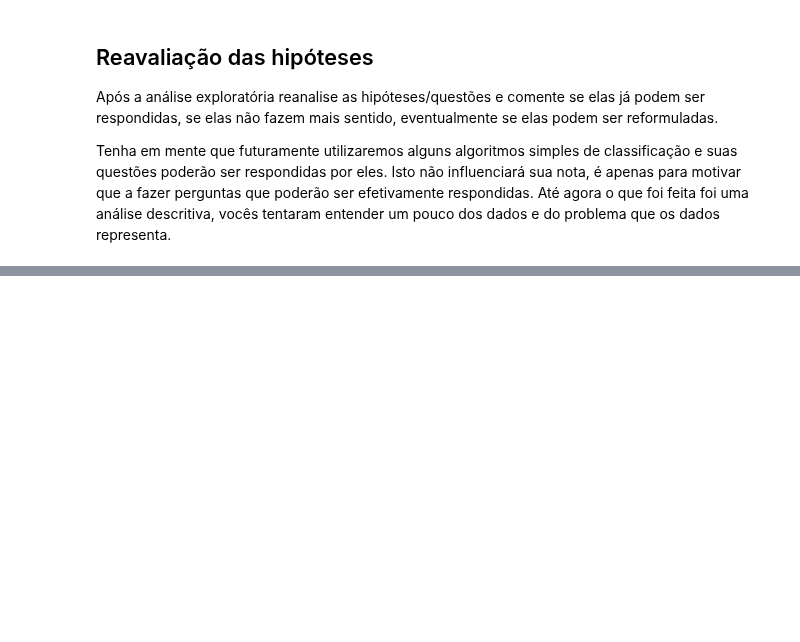
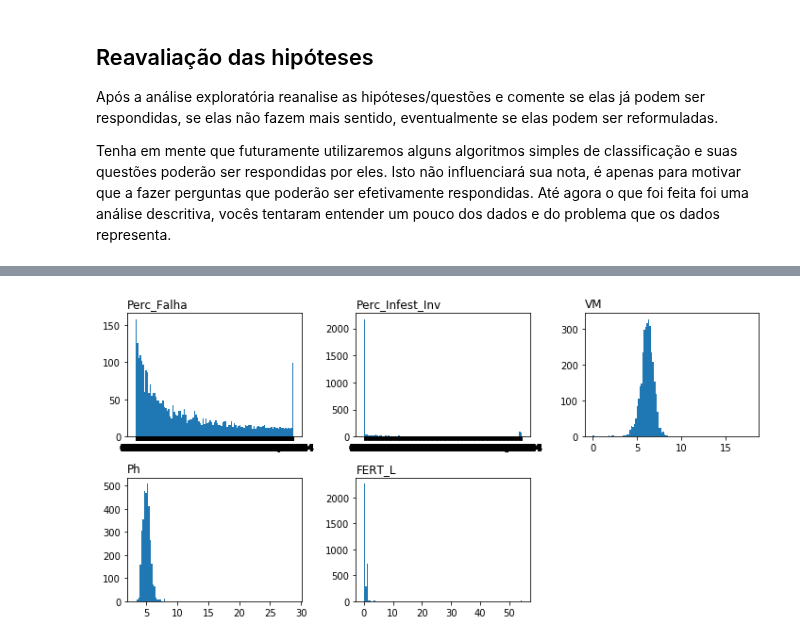
Before and after one commit to LucasSugi/data-science, a Jupyter notebook: pratica_3/pratica_3_9293286_9293251.ipynb, the cells around one changed output, grey strips where cells are left out. Drawn from its saved outputs; the diff is of its cells as text; code cells hidden in the pictures; blank space fills up the shorter version.

```diff
--- a/pratica_3/pratica_3_9293286_9293251.ipynb
+++ b/pratica_3/pratica_3_9293286_9293251.ipynb
@@ -163,0 +188,9 @@ descritiva, vocês tentaram entender um pouco dos dados e do problema que os dad
+# %%
+#Leitura do dataset com o pandas
+dataset = pd.read_csv('./datasets/agro/falhas_plantio_hashing.csv',sep=';',header=0,encoding='latin1')
+
+#Extração dos atributos necessários excluindo os Nan valores
+agro = dataset[['Perc_Falha','Perc_Infest_Inv','VM','Ph','FERT_L']].dropna().copy()
+
+#Mostrando dataset (Apenas uma parte)
+agro.head()
@@ -163,0 +204,12 @@ descritiva, vocês tentaram entender um pouco dos dados e do problema que os dad
+# %%
+#Plotando os histogramas de cada atributo
+plt.figure(figsize=(10, 5))
+for i in range(len(agro.columns)):
+    ax = plt.subplot(2,3,i+1)
+    agro.iloc[:,i].hist(bins=len(agro.iloc[:,i])//30,grid=False)
+    ax.set_title(agro.columns[i],loc='left')
+
+plt.tight_layout()
+plt.show()
+# %% [output]
+[figure, added]
```
Also changed, not shown: parts of 12 cells of this notebook.
